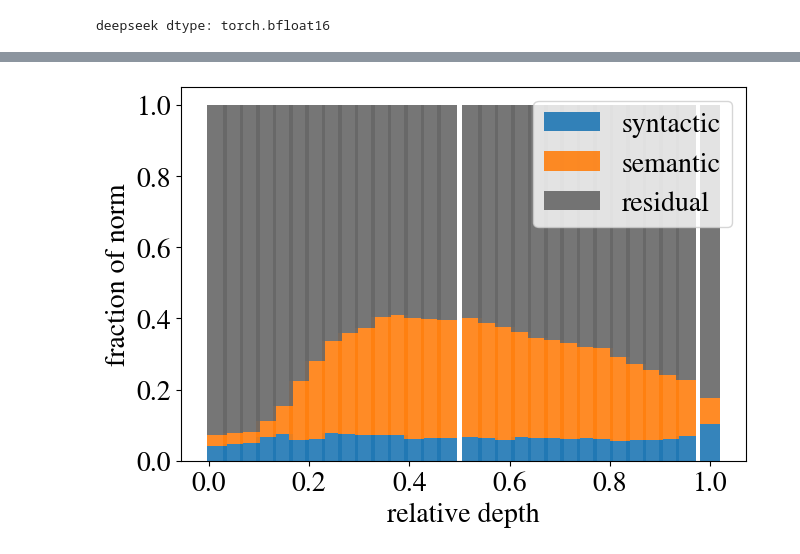
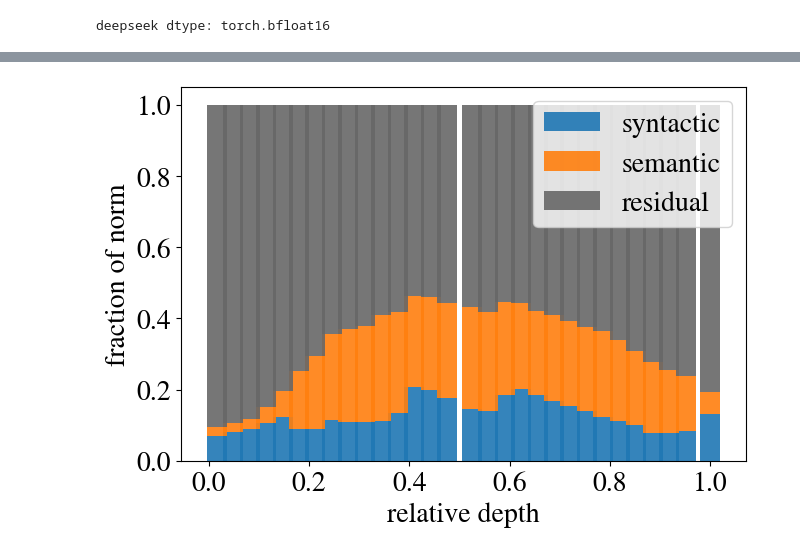
Before and after one commit to acevedo-s/syn-sem, a Jupyter notebook: norms.ipynb, the cells around one changed output, grey strips where cells are left out. Saved outputs shown, nothing was run; the diff lists cells and outputs as text; code cells hidden in the pictures.

Commit message:
syntax similarity revisited+bug fixed with indices in sym-sem

```diff
--- a/norms.ipynb
+++ b/norms.ipynb
@@ -15,10 +15,11 @@ from utils import (
                   reduce_list_half_preserve_extremes,
                   remove_syn_group_averages,
                   load_and_subtract_syn_group_averages,
-                  load_sem_centers,
+                  load_sem_centroids,
                   get_syn_centroids_folder,
                   load_syn_group_averages,
                   batched_remove_centroid_projections,
+                  get_syntax_expanded_counts,
                    )
 from geometry import normalized_L2_distance
 from datapaths import *
@@ -49,6 +50,14 @@ plot_id = 0
 #box = ax.get_position()
 #ax.set_position([box.x0, box.y0, box.width * 0.8, box.height])
 #ax.legend(loc='center left', bbox_to_anchor=(1, 0.5))
+
+
+def cosine_similarity(a, b, eps=1e-8):
+    """Compute cosine similarity per row between two (N, D) matrices."""
+    dot = jnp.sum(a * b, axis=1)
+    norm_a = jnp.linalg.norm(a, axis=1)
+    norm_b = jnp.linalg.norm(b, axis=1)
+    return dot / (norm_a * norm_b + eps)
 
 
 def compute_rowwise_cosine_similarity(act_A, act_B, eps=1e-8):
@@ -106,7 +115,7 @@ def preprocessing(all_activations,
     sim_folder = f"/home/acevedo/syn-sem/results/global_centering_0/spaces_AB/similarity_fn_normalized_L2_distance/precision_32/language_english/data_var_syn/modelA_{model_name}/modelB_{model_name}/match_var_matching/n_files_21/min_token_length_{min_token_length}/similarities/centers_syn/Nbits_0/n_tokens_{n_tokens}/avg_tokens_{avg_tokens}/batch_shuffle_0/layer_A_{layer}/layer_B_{layer}/"
 
     # loading semantic_centroids
-    sem_centroids = load_sem_centers(sim_folder,number_of_languages=6,language_list_permutation=0).astype(act.dtype) #(num_sentences,E)
+    sem_centroids = load_sem_centroids(sim_folder,number_of_languages=6,language_list_permutation=0).astype(act.dtype) #(num_sentences,E)
 
     # keeping data with syn_centroids
     sem_centroids = sem_centroids[sem_ids]
@@ -116,7 +125,7 @@ def preprocessing(all_activations,
     # syn_centroids = jnp.array(np.load(os.path.join(sim_folder, f'syn_centers_{space_index}.npy'))).astype(jnp.float32) #(num_groups,E)
 
     (unique_syn_centroids, # (n_groups,E)
-    all_syn_group_ids, #(n_samples_sem_with_syn,)
+    syn_group_ids_for_sem, #(n_samples_sem_with_syn,)
     ) = load_syn_group_averages(act,
                                 syn_group_id_paths_for_sem_data[space_index],
                                 syn_centroids_folder,
@@ -125,10 +134,8 @@ def preprocessing(all_activations,
                                 space_index,
                                 )
 
-    syn_centroids = unique_syn_centroids[all_syn_group_ids] #(n_samples_sem_with_syn,)
-    unique_syn_group_ids, syn_group_counts = jnp.unique(all_syn_group_ids,return_counts=True)
-    assert unique_syn_group_ids.max() == unique_syn_centroids.shape[0] - 1
-    expanded_group_counts = syn_group_counts[all_syn_group_ids] #(n_samples_sem_with_syn,)
+    syn_centroids = unique_syn_centroids[syn_group_ids_for_sem] #(n_samples_sem_with_syn,)
+    expanded_group_counts = get_syntax_expanded_counts(unique_syn_centroids,syn_group_ids_for_sem)
     syn_centroids = (expanded_group_counts[:,None] * syn_centroids - act) / (expanded_group_counts[:,None] - 1) # loo syn_centers
 
 
@@ -257,12 +264,12 @@ precision = 32
 data_var = 'sem'
 global_center_flag = 1
 
-for avg_tokens in [0]:
+for avg_tokens in [1]:
 
   if avg_tokens:
     min_token_length = 3
   else:
-     min_token_length = 1
+    min_token_length = 3
   n_tokens = min_token_length
 
   input_path_A = input_paths['english'][model_name]['matching']['0'][data_var]
@@ -343 +350 @@ importing took 2.483177598317464 m
-[figure, old version]
+[figure, new version]
```
Also changed, not shown: parts of 4 cells of this notebook, 5 other files.
